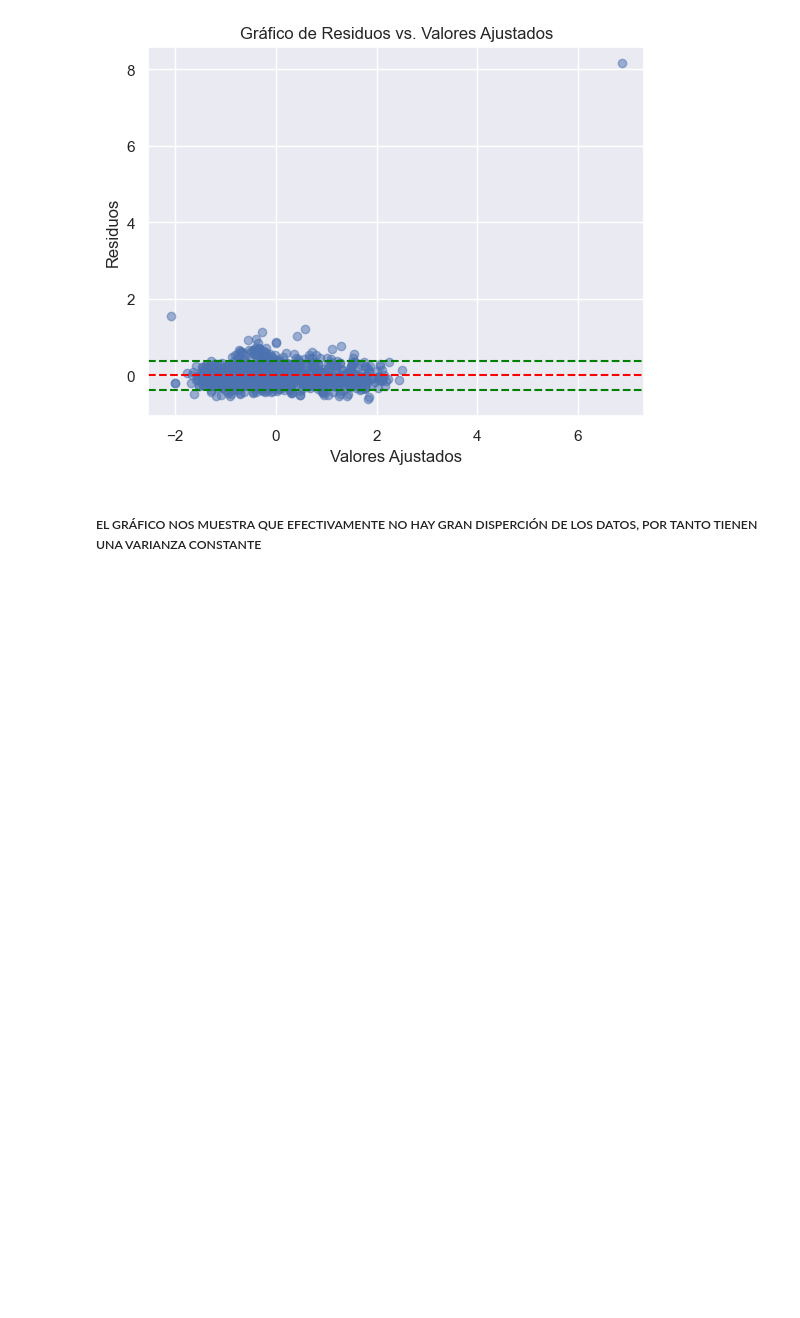
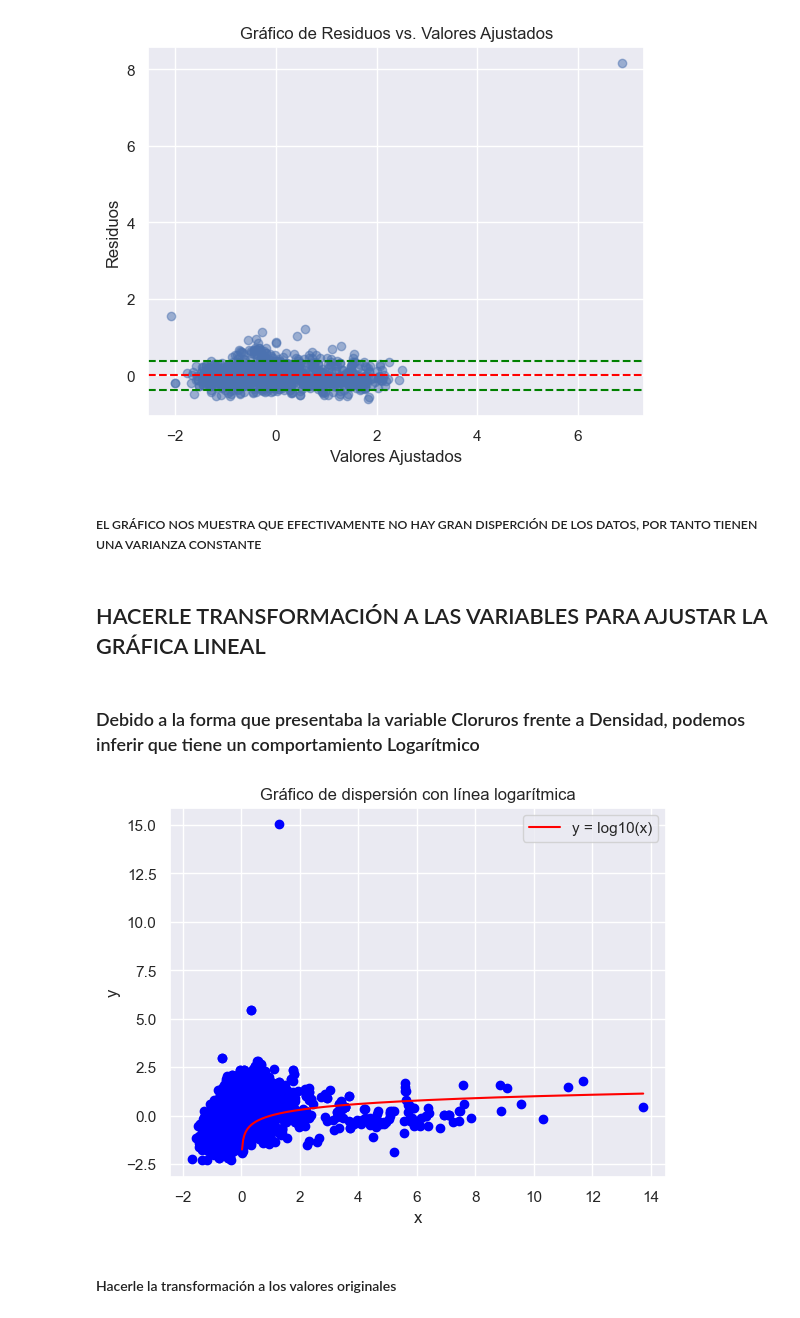
Before and after one commit to Daniel1martinez2/mcd-analisis-cuantitativo-evaluacion-1, a Jupyter notebook: punto_3.ipynb, the cells around one changed output. Cells and saved outputs as stored; diff of their text form; code cells hidden in the pictures; blank space fills up the shorter version.

```diff
--- a/punto_3.ipynb
+++ b/punto_3.ipynb
@@ -446,3 +469,24 @@ plt.show()
 [figure]
 # %% [markdown]
 ##### EL GRÁFICO NOS MUESTRA QUE EFECTIVAMENTE NO HAY GRAN DISPERCIÓN DE LOS DATOS, POR TANTO TIENEN UNA VARIANZA CONSTANTE
+# %% [markdown]
+## HACERLE TRANSFORMACIÓN A LAS VARIABLES PARA AJUSTAR LA GRÁFICA LINEAL
+# %% [markdown]
+### Debido a la forma que presentaba la variable Cloruros frente a Densidad, podemos inferir que tiene un comportamiento Logarítmico
+# %%
+x_log = np.linspace(min(standard_wine['Cloruros']), max(standard_wine['Cloruros']), 400)
+y_log = np.log10(x_log)
+
+# Añadir la línea logarítmica al gráfico
+plt.plot(x_log, y_log, color='red', label='y = log10(x)')
+plt.scatter(standard_wine['Cloruros'], standard_wine['Densidad'], color='blue')
+# Añadir etiquetas y leyenda
+plt.title('Gráfico de dispersión con línea logarítmica')
+plt.xlabel('x')
+plt.ylabel('y')
+plt.legend()
+plt.show()
+# %% [output]
+[figure, added]
+# %% [markdown]
+#### Hacerle la transformación a los valores originales
```
Also changed, not shown: parts of 31 cells of this notebook.
